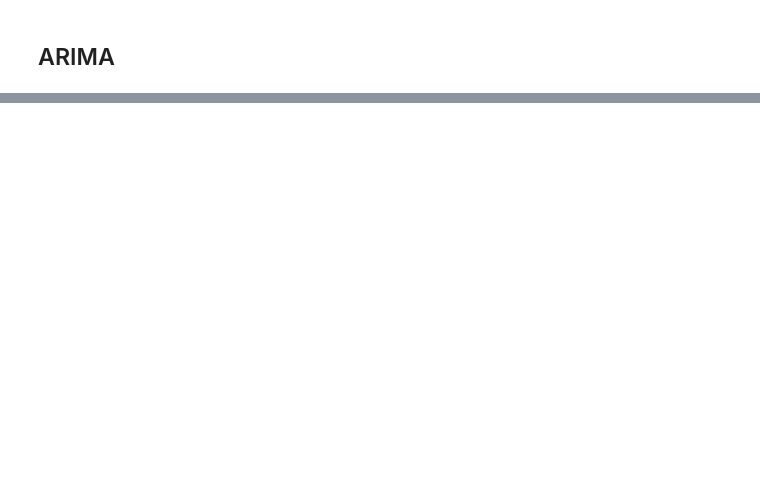
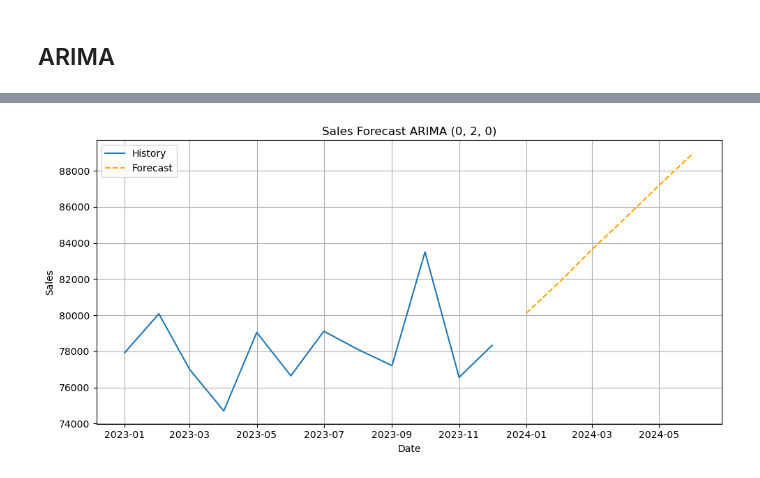
Before and after one commit to CCT-Dublin/capstone-project-alexandramuniks, a Jupyter notebook: Final Strategic Thinking..ipynb, the cells around one changed output, grey strips where cells are left out. Cells and saved outputs as stored; diff of their text form; code cells hidden in the pictures; blank space fills up the shorter version.

```diff
--- a/Final Strategic Thinking..ipynb
+++ b/Final Strategic Thinking..ipynb
@@ -677,3 +900,0 @@ features = [
-# %%
-le = LabelEncoder()
-df['category'] = le.fit_transform(df['category'])
@@ -712,0 +918,3 @@ Validation of results: critical analysis of the models' performance
+# %%
+category = 'Books'
+df_cat = df[df['category'] == category]
@@ -712,0 +938,19 @@ Validation of results: critical analysis of the models' performance
+# %%
+p = d = q = range(0, 3)
+pdq = list(itertools.product(p, d, q))
+
+best_aic = np.inf
+best_order = None
+best_model = None
+
+# Testando todas as combinações possíveis de (p, d, q)
+for order in pdq:
+    try:
+        model = ARIMA(df_filt['sales'], order=order)
+        results = model.fit()
+        if results.aic < best_aic:
+            best_aic = results.aic
+            best_order = order
+            best_model = results
+    except Exception as e:
+        continue
@@ -712,0 +971,17 @@ Validation of results: critical analysis of the models' performance
+# %%
+forecast = best_model.forecast(steps=6)
+forecast_index = pd.date_range(start=df_filt.index[-1] + pd.DateOffset(months=1), periods=6, freq='MS')
+forecast_series = pd.Series(forecast, index=forecast_index)
+# %%
+plt.figure(figsize=(10, 5))
+plt.plot(df_filt.index, df_filt['sales'], label='History')
+plt.plot(forecast_series.index, forecast_series.values, label='Forecast', linestyle='--', color='orange')
+plt.title(f'Sales Forecast ARIMA {best_order}')
+plt.xlabel('Date')
+plt.ylabel('Sales')
+plt.legend()
+plt.grid(True)
+plt.tight_layout()
+plt.show()
+# %% [output]
+[figure, added]
```
Also changed, not shown: parts of 95 cells of this notebook, 1 other file.
